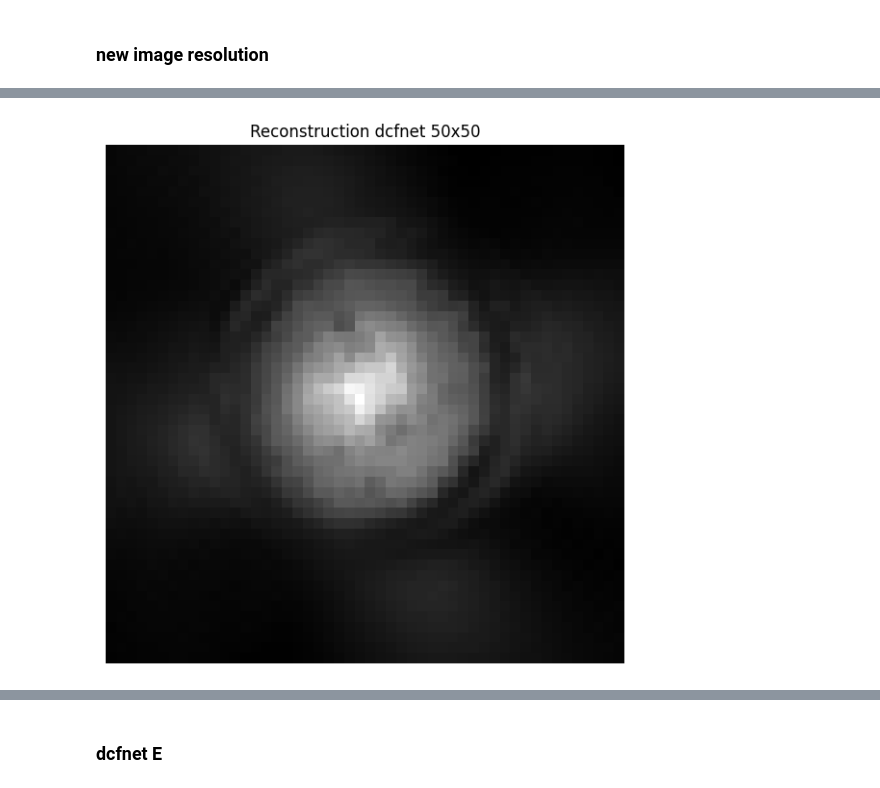
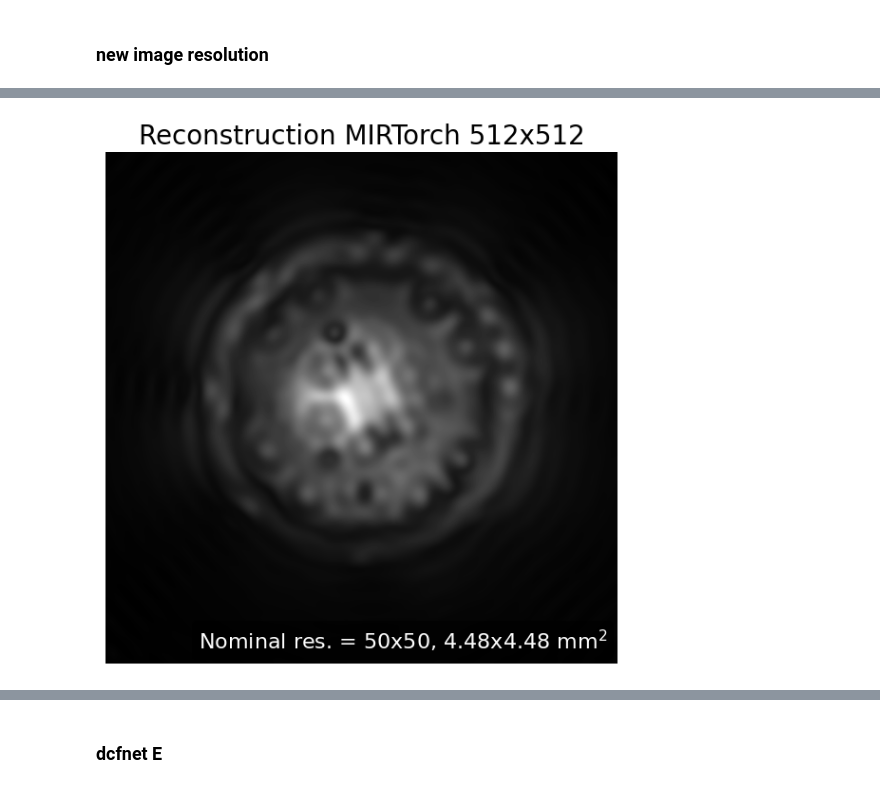
Before and after one commit to frank-roesler/MR_Trajectory_Fit, a Jupyter notebook: recon_rosette.ipynb, the cells around one changed output, grey strips where cells are left out. Drawn from its saved outputs; the diff is of its cells as text; code cells hidden in the pictures.

```diff
--- a/recon_rosette.ipynb
+++ b/recon_rosette.ipynb
@@ -268,12 +298,18 @@ class ImageRecon:
 ### new image resolution
 # %%
 print(f"Max k-space value in trajectory: {torch.abs(rosette_resort_tensor).max():.4f}")
-new_params = params.copy()
-new_params["img_size"] = int(np.round(torch.abs(rosette_resort_tensor).max() * 2 * params["FoV"]))
-kmax_img = new_params["img_size"] / (2 * params["FoV"])
-print(f"Calculated img_size: {new_params['img_size']:.4f}")
-print(f"Calculated kmax_img: {kmax_img:.4f} 1/m")
+new_resolution = int(np.round(torch.abs(rosette_resort_tensor).max() * 2 * params["FoV"]))
+print(f"Nominal resolution : {new_resolution:.0f} x {new_resolution:.0f}")
+new_resolution_mm = params['FoV'] / new_resolution
+print(f"Nominal resolution in mm2: {new_resolution_mm:.2f} x {new_resolution_mm:.2f} mm2")
 
-recon = ImageRecon(new_params, kmax_img, dcfnet_path)
+recon = ImageRecon(params, kmax_img, dcfnet_path)
+
+# zero-filling
+rosette_orig_zf = add_zero_filling_to_rosette(rosette_orig_tensor.to(recon.device), kmax_img)
+rosette_resort_zf = add_zero_filling_to_rosette(rosette_resort_tensor.to(recon.device), kmax_img)
+
+print("rosette_orig_zf:", rosette_orig_zf.shape)
+print("rosette_resort_zf:", rosette_resort_zf.shape)
 # %% [output]
 Max k-space value in trajectory: 0.1116
@@ -282,18 +354,35 @@ Calculated kmax_img: 0.1116 1/m
 # %%
 images_coils = []
 for i in range(N_COILS):
-    _, image_coil = recon.reconstruct_img_dcfnet(rosette_orig_tensor, rosette_resort_tensor, sampled_tensor[i])
+    sampled_zf = add_zero_filling_to_samples(sampled_tensor[i].to(recon.device))
+    _, image_coil = recon.reconstruct_img_mirtorch(rosette_orig_zf, rosette_resort_zf, sampled_zf)
     images_coils.append(image_coil.detach().cpu().numpy())
 
 images_coils = np.array(images_coils)
 image_rss = np.sqrt(np.sum(np.abs(images_coils)**2, axis=0))
 plt.figure(figsize=(7, 7))
 #vmax = np.percentile(image_scaled, 99.5)
 #plt.imshow(image_scaled, cmap="gray", origin="lower", vmin=0, vmax=vmax)
 plt.imshow(image_rss, cmap="gray", origin="lower")
-plt.title(f"Reconstruction dcfnet {new_params['img_size']}x{new_params['img_size']}")
+plt.title(f"Reconstruction MIRTorch {params['img_size']}x{params['img_size']}", size=20)
+plt.text(
+    0.98, 0.02,
+    f"Nominal res. = {new_resolution:.0f}x{new_resolution:.0f}, {new_resolution_mm:.2f}x{new_resolution_mm:.2f} mm$^2$",
+    transform=plt.gca().transAxes,
+    ha="right",
+    va="bottom",
+    fontsize=16,
+    color="white",
+    bbox=dict(
+        facecolor="black",
+        alpha=0.6,
+        edgecolor="none",
+        boxstyle="round,pad=0.3"
+    )
+)
+
 plt.axis("off")
-plt.savefig(f"{saving_folder}/dcfnet.png", bbox_inches='tight', pad_inches=0)
+plt.savefig(f"{saving_folder}/mirtorch.png", bbox_inches='tight', pad_inches=0)
 plt.show()
 # %% [output]
-[figure, old version]
+[figure, new version]
```
Also changed, not shown: parts of 8 cells of this notebook, 2 other files.
